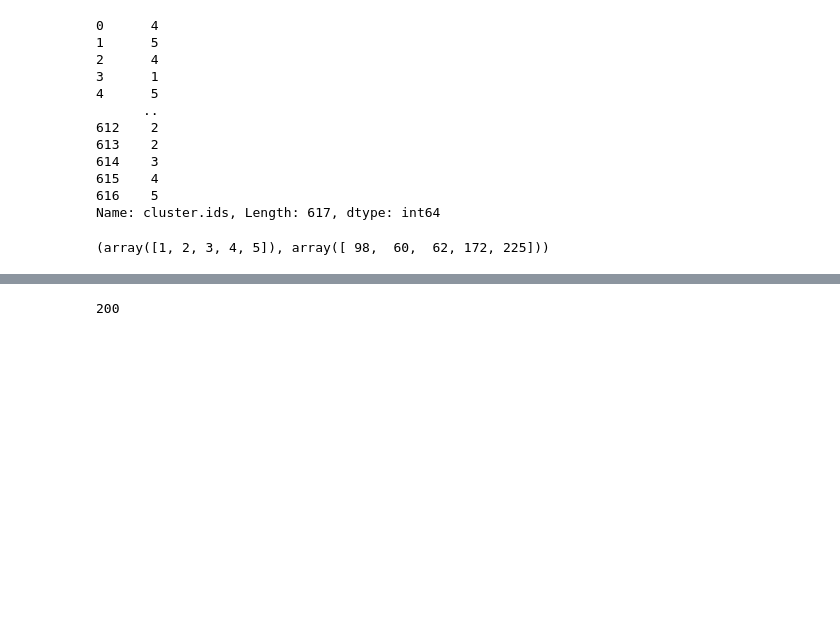
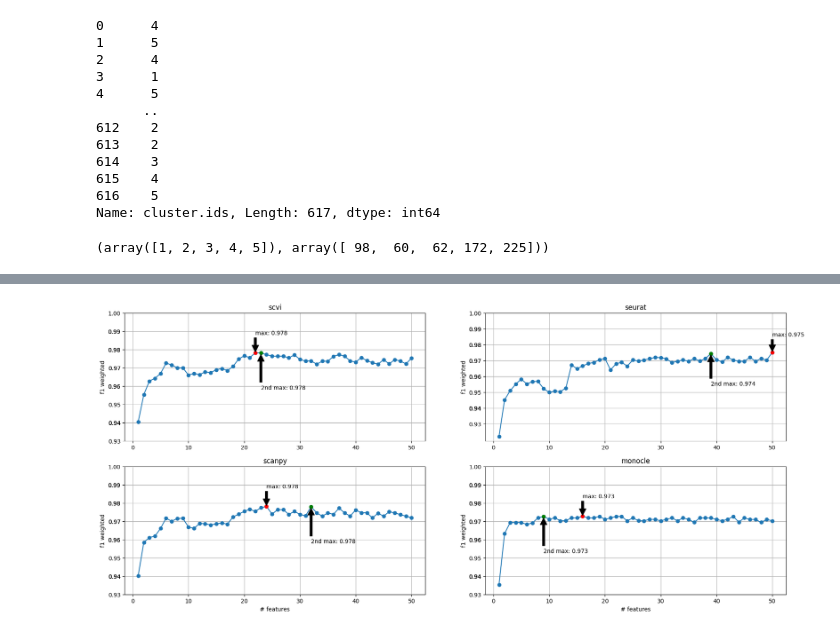
Before and after one commit to arcotan/single-cell-data-analysis, a Jupyter notebook: classifier/classifier_tabula-muris-heart.ipynb, the cells around one changed output, grey strips where cells are left out. Saved outputs shown, nothing was run; the diff lists cells and outputs as text; code cells hidden in the pictures; blank space fills up the shorter version.

Commit message:
Plot ok, e qualche rifinitura

```diff
--- a/classifier/classifier_tabula-muris-heart.ipynb
+++ b/classifier/classifier_tabula-muris-heart.ipynb
@@ -173,10 +173,28 @@ else:
             scores[tool]['TotalMean'].append(sumForI/np.sum(counts))
     with open(scores_path, 'wb') as handle:
         pickle.dump(scores, handle, protocol=pickle.HIGHEST_PROTOCOL)
-# %%
-print(len(scores['scvi'][1]['scores']))
-# %% [output]
-200
+# %%
+fig, ax = plt.subplots(2, 2, figsize=(21, 9))
+for i, tool in enumerate(tools):
+    max_i = np.argmax(scores[tool]['TotalMean'])
+    second_max = np.argsort(scores[tool]['TotalMean'])[-2]
+    ax[i//2, i%2].plot([i for i in range(step, n_markers+step, step)], scores[tool]['TotalMean'], marker='o')
+    # print max max in red
+    ax[i//2, i%2].plot([max_i+1], [scores[tool]['TotalMean'][max_i]], marker='o', color='red')
+    # print second max in green
+    ax[i//2, i%2].plot([second_max+1], [scores[tool]['TotalMean'][second_max]], marker='o', color='green')
+    # annotation for max
+    ax[i//2, i%2].annotate('max: {}'.format(round(scores[tool]['TotalMean'][max_i], 3)), xy=(max_i+1, scores[tool]['TotalMean'][max_i]), xytext=(max_i+1, scores[tool]['TotalMean'][max_i]+0.01), arrowprops=dict(facecolor='black', shrink=0.05))
+    # annotation for second max
+    ax[i//2, i%2].annotate('2nd max: {}'.format(round(scores[tool]['TotalMean'][second_max], 3)), xy=(second_max+1, scores[tool]['TotalMean'][second_max]), xytext=(second_max+1, scores[tool]['TotalMean'][second_max]-0.02), arrowprops=dict(facecolor='black', shrink=0.05))
+    ax[i//2, i%2].set_ylabel("f1 weighted")
+    if (i>1):
+        ax[i//2, i%2].set_xlabel("# features")
+    ax[i//2, i%2].set_yticks([round(i, 2) for i in np.arange(0.930, 1, 0.005)])
+    ax[i//2, i%2].set_title(tool)
+    ax[i//2, i%2].grid()
+# %% [output]
+[figure, added]
 # %%
 # -------- train on all features and on markers --------
 
```
Also changed, not shown: parts of 1 cell of this notebook, 5 other files.
